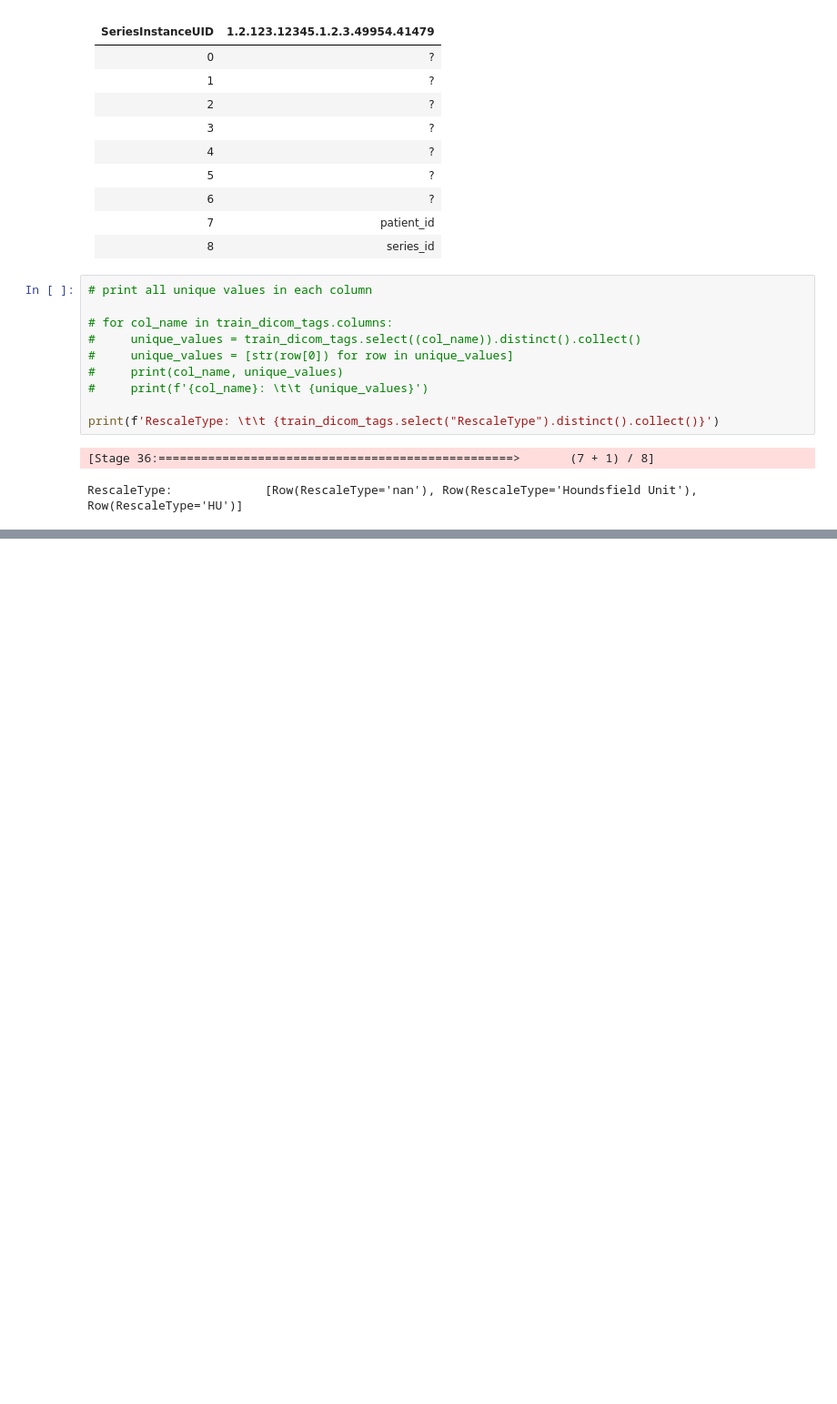
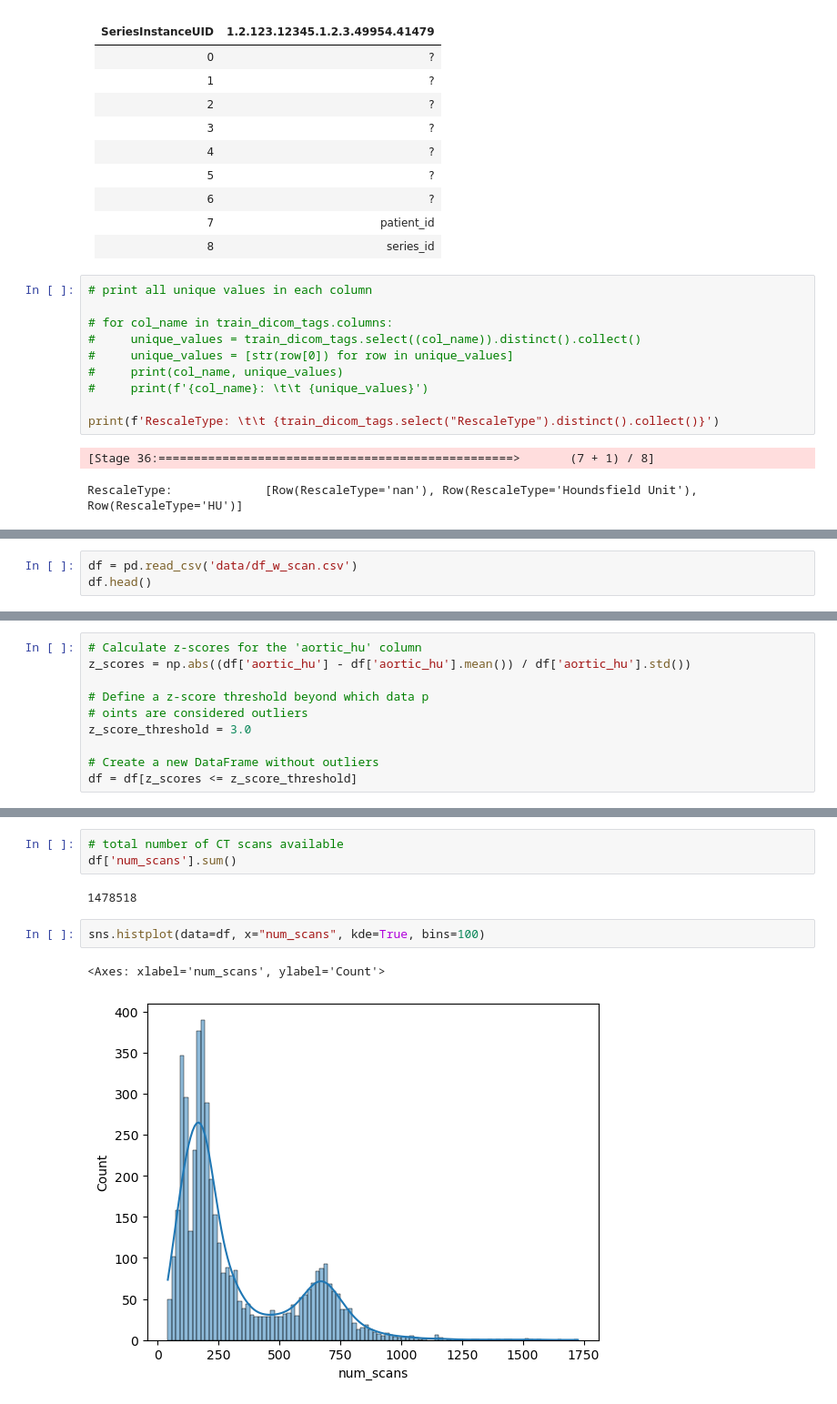
Before and after one commit to hozhiyi/abdominal-trauma-detection, a Jupyter notebook: step_01_eda.ipynb, the cells around one changed output, grey strips where cells are left out. Shown at 91% size. Drawn from its saved outputs; the diff is of its cells as text; blank space fills up the shorter version.

```diff
--- a/step_01_eda.ipynb
+++ b/step_01_eda.ipynb
@@ -282,0 +495,3 @@ RescaleType:             [Row(RescaleType='nan'), Row(RescaleType='Houndsfield U
+# %%
+df = pd.read_csv('data/df_w_scan.csv')
+df.head()
@@ -282,0 +505,10 @@ RescaleType:             [Row(RescaleType='nan'), Row(RescaleType='Houndsfield U
+# %%
+# Calculate z-scores for the 'aortic_hu' column
+z_scores = np.abs((df['aortic_hu'] - df['aortic_hu'].mean()) / df['aortic_hu'].std())
+
+# Define a z-score threshold beyond which data p
+# oints are considered outliers
+z_score_threshold = 3.0
+
+# Create a new DataFrame without outliers
+df = df[z_scores <= z_score_threshold]
@@ -282,0 +527,10 @@ RescaleType:             [Row(RescaleType='nan'), Row(RescaleType='Houndsfield U
+# %%
+# total number of CT scans available
+df['num_scans'].sum()
+# %% [output]
+1478518
+# %%
+sns.histplot(data=df, x="num_scans", kde=True, bins=100)
+# %% [output]
+<Axes: xlabel='num_scans', ylabel='Count'>
+[figure, added]
```
Also changed, not shown: parts of 42 cells of this notebook, 6 other files.
